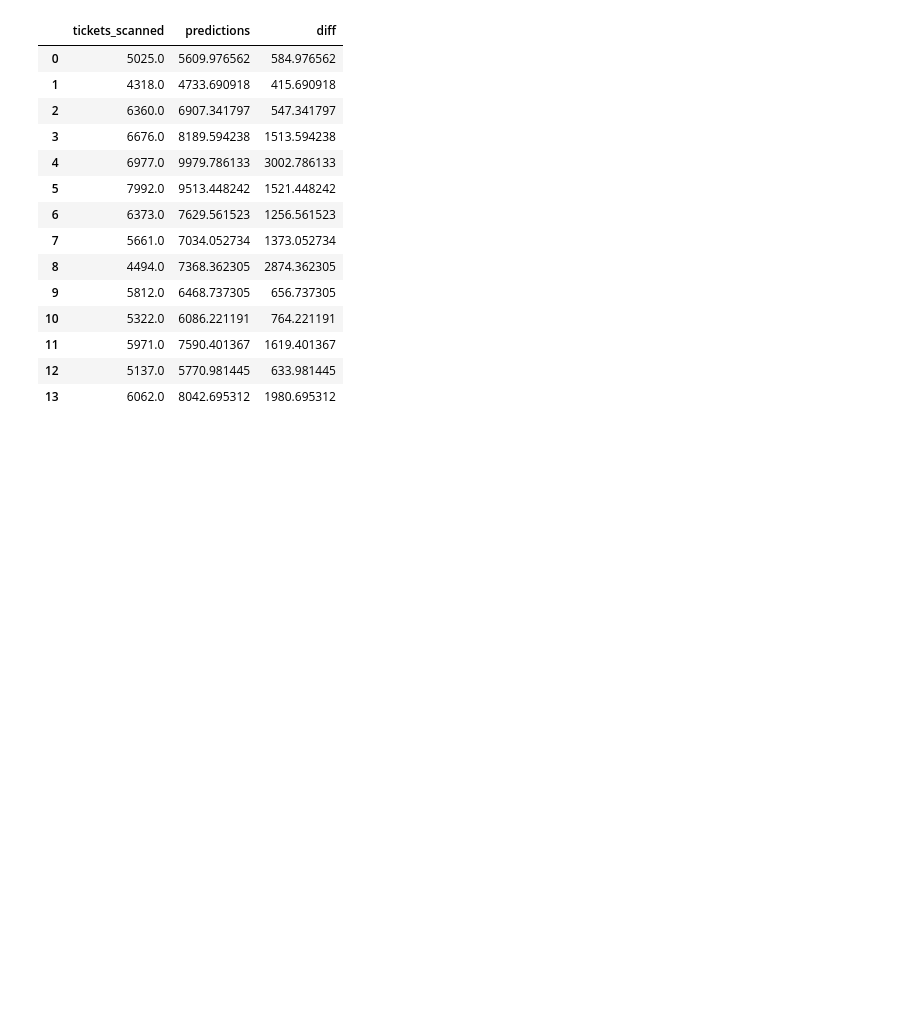
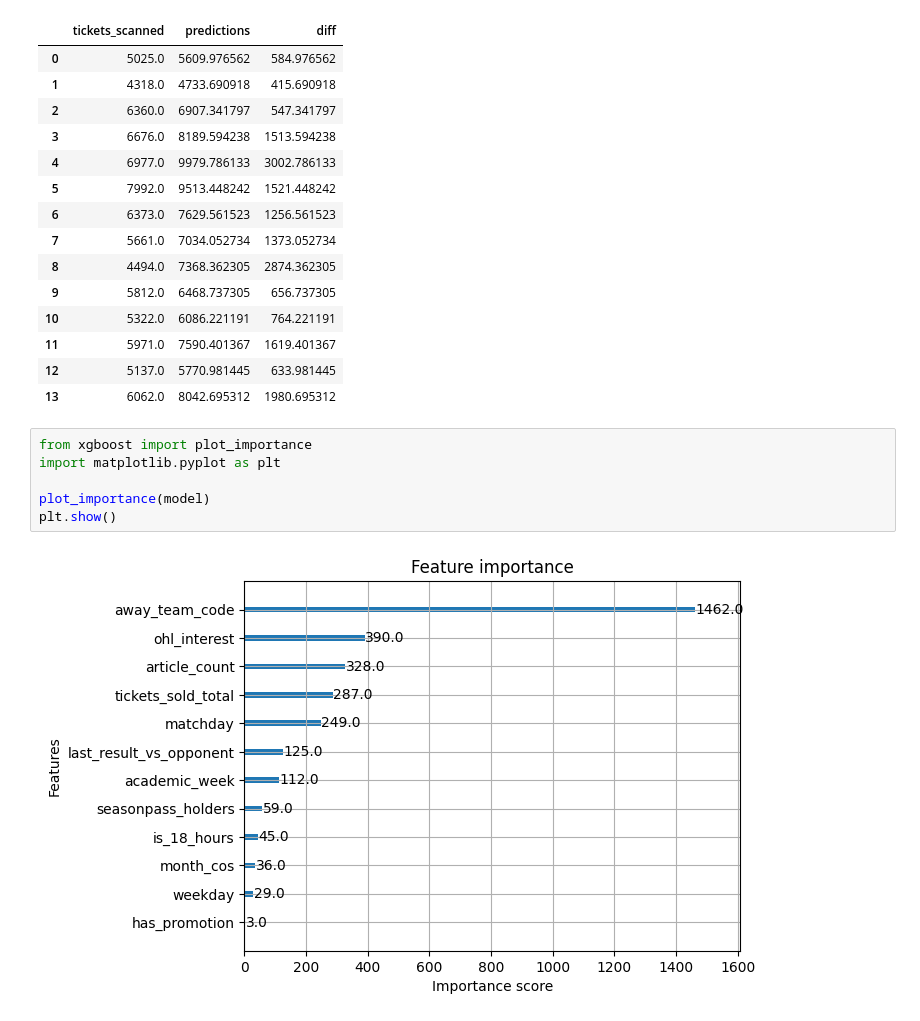
Before and after one commit to Oleksandr-Uvarov/OHL-team-16, a Jupyter notebook: exploring.ipynb, the cells around one changed output. Cells and saved outputs as stored; diff of their text form; blank space fills up the shorter version.

Commit message:
adding graphs of feature importance.

```diff
--- a/exploring.ipynb
+++ b/exploring.ipynb
@@ -127,3 +127,11 @@ comparing
 | 11 | 5971.0 | 7590.401367 | 1619.401367 |
 | 12 | 5137.0 | 5770.981445 | 633.981445 |
 | 13 | 6062.0 | 8042.695312 | 1980.695312 |
+# %%
+from xgboost import plot_importance
+import matplotlib.pyplot as plt
+
+plot_importance(model)
+plt.show()
+# %% [output]
+[figure, added]
```
Also changed, not shown: parts of 1 cell of this notebook.
